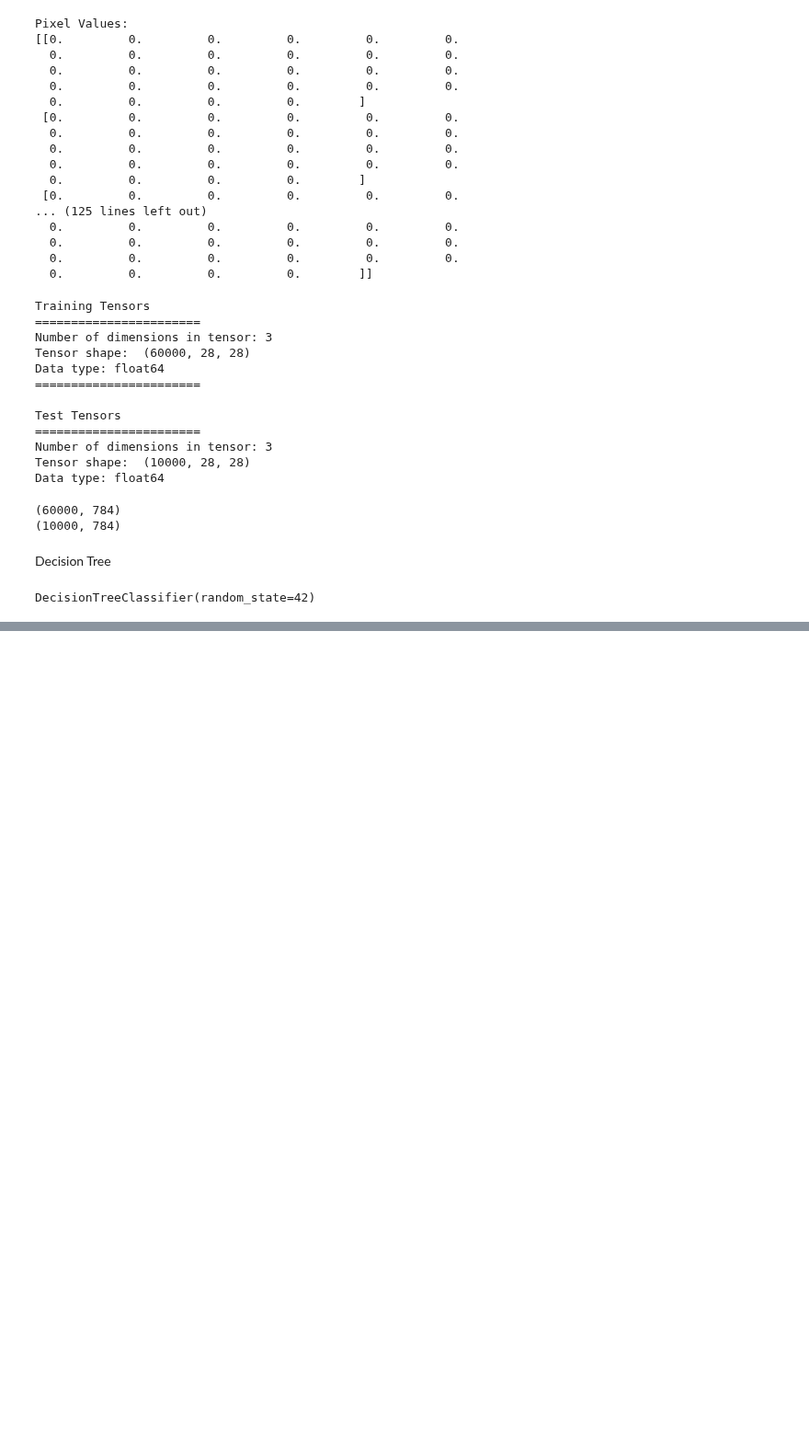
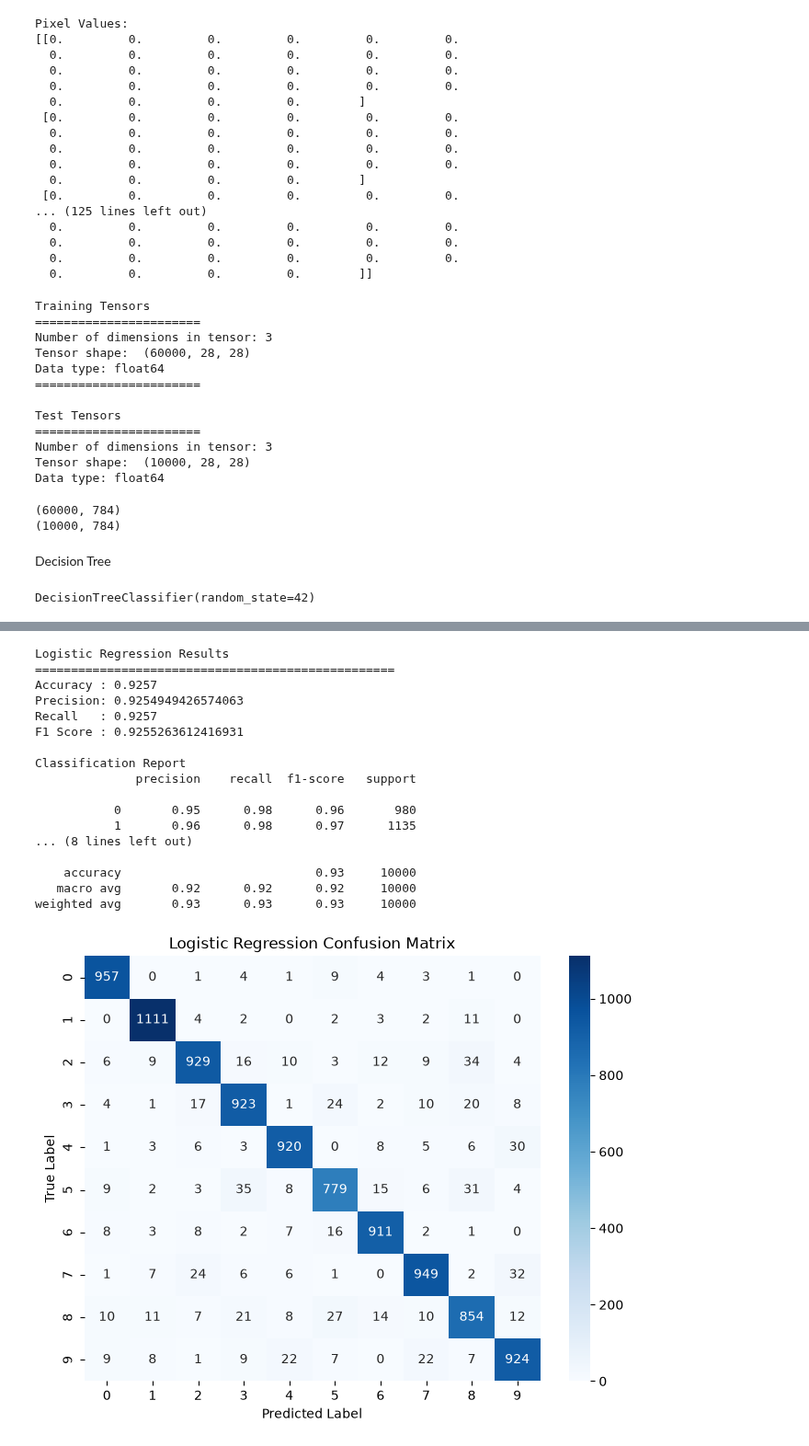
Before and after one commit to sudarshanchaudhari05/Placement-Prep, a Jupyter notebook: Machine learing and computer vison/Lab 2/26-27_MLCV_Expt_2_Classification.ipynb, the cells around one changed output, grey strips where cells are left out. Shown at 92% size. Drawn from its saved outputs; the diff is of its cells as text; code cells hidden in the pictures; blank space fills up the shorter version.

```diff
--- a/Machine learing and computer vison/Lab 2/26-27_MLCV_Expt_2_Classification.ipynb
+++ b/Machine learing and computer vison/Lab 2/26-27_MLCV_Expt_2_Classification.ipynb
@@ -148,0 +252,52 @@ DecisionTreeClassifier(random_state=42)
+# %%
+lr = LogisticRegression(max_iter=1000)
+
+lr.fit(X_train_ml, y_train)
+
+y_pred = lr.predict(X_test_ml)
+
+lr_acc = accuracy_score(y_test, y_pred)
+# %%
+print("Logistic Regression Results")
+print("="*50)
+
+print("Accuracy :", accuracy_score(y_test, y_pred))
+print("Precision:", precision_score(y_test, y_pred, average='weighted'))
+print("Recall   :", recall_score(y_test, y_pred, average='weighted'))
+print("F1 Score :", f1_score(y_test, y_pred, average='weighted'))
+
+print("\nClassification Report")
+print(classification_report(y_test, y_pred))
+
+# Confusion Matrix
+cm = confusion_matrix(y_test, y_pred)
+
+plt.figure(figsize=(8,6))
+sns.heatmap(cm,
+            annot=True,
+            fmt='d',
+            cmap='Blues')
+
+plt.title("Logistic Regression Confusion Matrix")
+plt.xlabel("Predicted Label")
+plt.ylabel("True Label")
+plt.show()
+# %% [output]
+Logistic Regression Results
+==================================================
+Accuracy : 0.9257
+Precision: 0.9254949426574063
+Recall   : 0.9257
+F1 Score : 0.9255263612416931
+
+Classification Report
+              precision    recall  f1-score   support
+
+           0       0.95      0.98      0.96       980
+           1       0.96      0.98      0.97      1135
+... (8 lines left out)
+
+    accuracy                           0.93     10000
+   macro avg       0.92      0.92      0.92     10000
+weighted avg       0.93      0.93      0.93     10000
+[figure, added]
```
Also changed, not shown: parts of 31 cells of this notebook, 1 other file.
